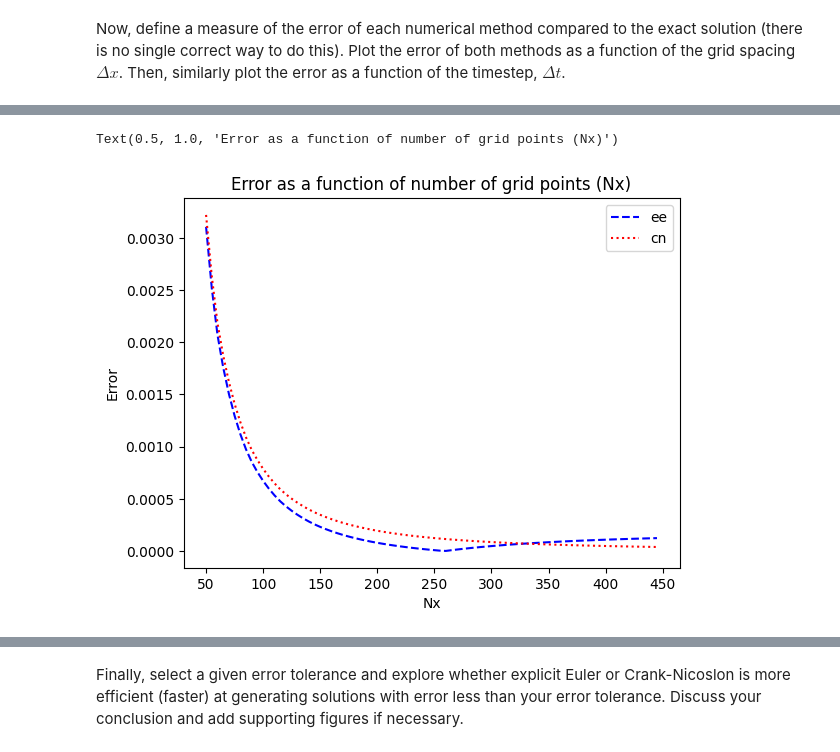
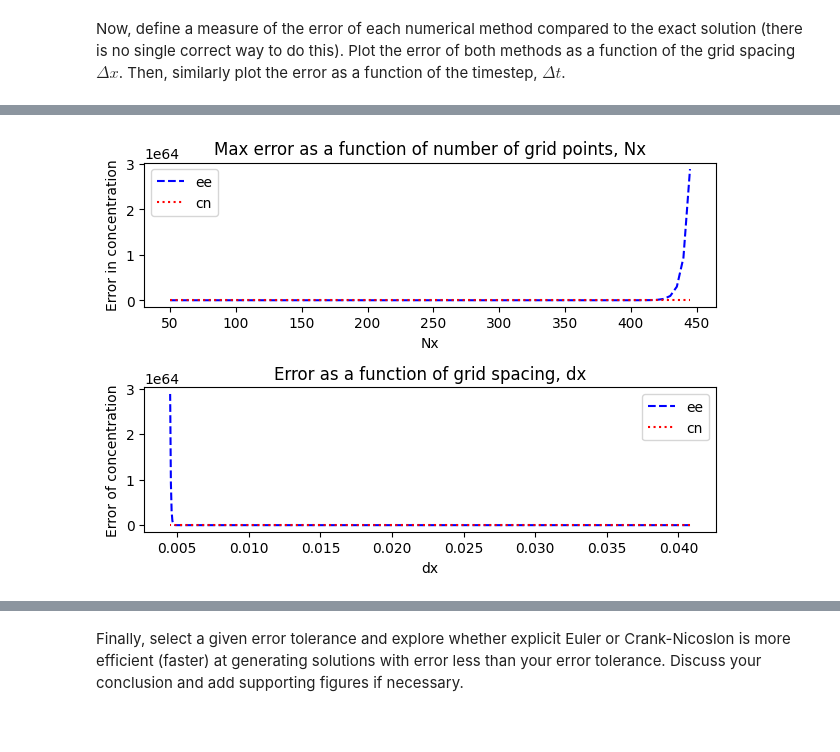
Before and after one commit to ananyaaa-j/QCES, a Jupyter notebook: Copy_of_Project1_numerical_methods.ipynb, the cells around one changed output, grey strips where cells are left out. Drawn from its saved outputs; the diff is of its cells as text; code cells hidden in the pictures.

```diff
--- a/Copy_of_Project1_numerical_methods.ipynb
+++ b/Copy_of_Project1_numerical_methods.ipynb
@@ -424,10 +413,20 @@ Crank-Nicolson method took 0.15 seconds
 # %%
+plt.subplot(2, 1, 1)
 plt.plot(range(50, 450, 5), max_err_ee_list, 'b--', label = "ee")
 plt.plot(range(50, 450, 5), max_err_cn_list, 'r:', label = "cn")
 plt.legend()
 plt.xlabel("Nx")
-plt.ylabel("Error")
-plt.title("Error as a function of number of grid points (Nx)")
+plt.ylabel("Error in concentration")
+plt.title("Max error as a function of number of grid points, Nx")
+
+plt.subplot(2, 1, 2)
+plt.plot(dx_list, max_err_ee_list, 'b--', label = "ee")
+plt.plot(dx_list, max_err_cn_list, 'r:', label = "cn")
+plt.xlabel("dx")
+plt.ylabel("Error of concentration")
+plt.legend()
+plt.title("Error as a function of grid spacing, dx")
+
+plt.tight_layout()
 # %% [output]
-Text(0.5, 1.0, 'Error as a function of number of grid points (Nx)')
-[figure, old version]
+[figure, new version]
```
Also changed, not shown: parts of 12 cells of this notebook.
